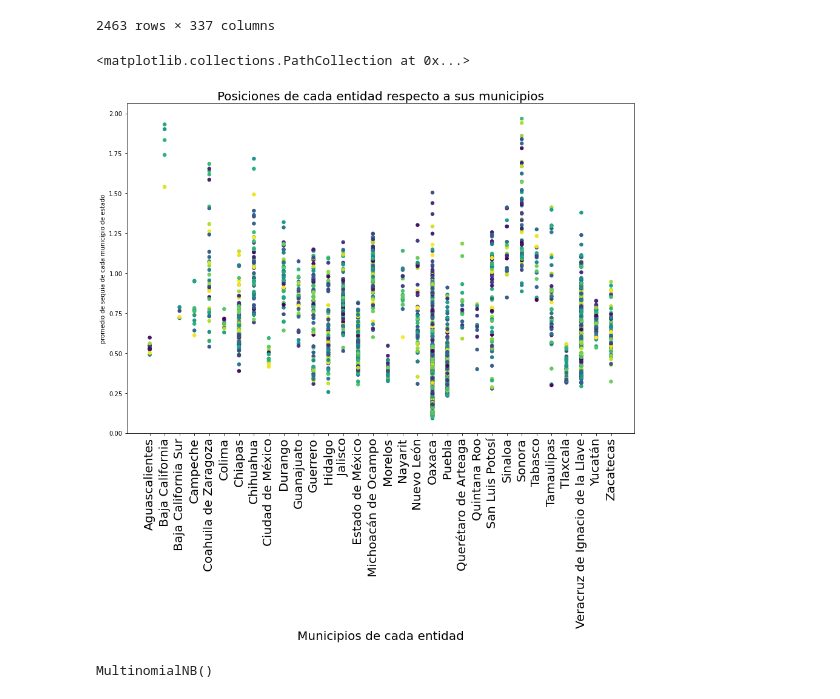
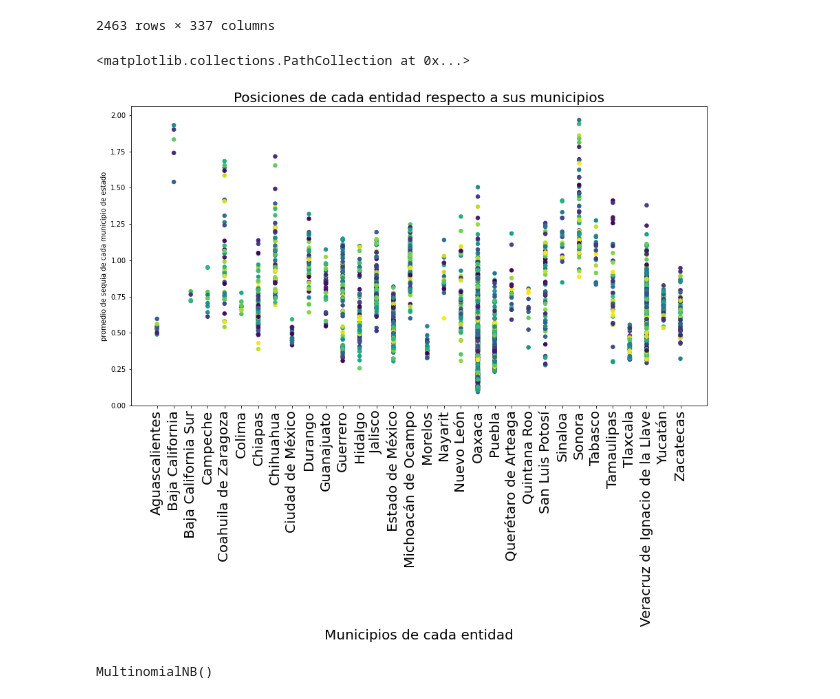
Before and after one commit to urielMontenegro1/datos_de_sequias, a Jupyter notebook: sequias_proyecto.ipynb, the cells around one changed output. Saved outputs shown, nothing was run; the diff lists cells and outputs as text; code cells hidden in the pictures.

```diff
--- a/sequias_proyecto.ipynb
+++ b/sequias_proyecto.ipynb
@@ -424,19 +418,19 @@ sequias_df2
 2463 rows × 337 columns
 # %%
 # size and color:
-plt.figure(figsize=(15,10))
+plt.figure(figsize=(15,8))
 
 plt.title('Posiciones de cada entidad respecto a sus municipios',fontsize=20)
 plt.xlabel('Municipios de cada entidad',fontsize=20)
 plt.xticks(fontsize=20,rotation=90)
 plt.ylabel('promedio de sequia de cada municipio de estado')
 
 #sizes = np.random.uniform(15, 80, len(sequias_df['CVE_ENT']))
 colors = np.random.uniform(0,1, len(sequias_df3))
 plt.scatter(sequias_df3,lista3,s=30, c =colors)
 # %% [output]
 <matplotlib.collections.PathCollection at 0x...>
-[figure, old version]
+[figure, new version]
 # %%
 #import csv
 
```
Also changed, not shown: parts of 33 cells of this notebook.
